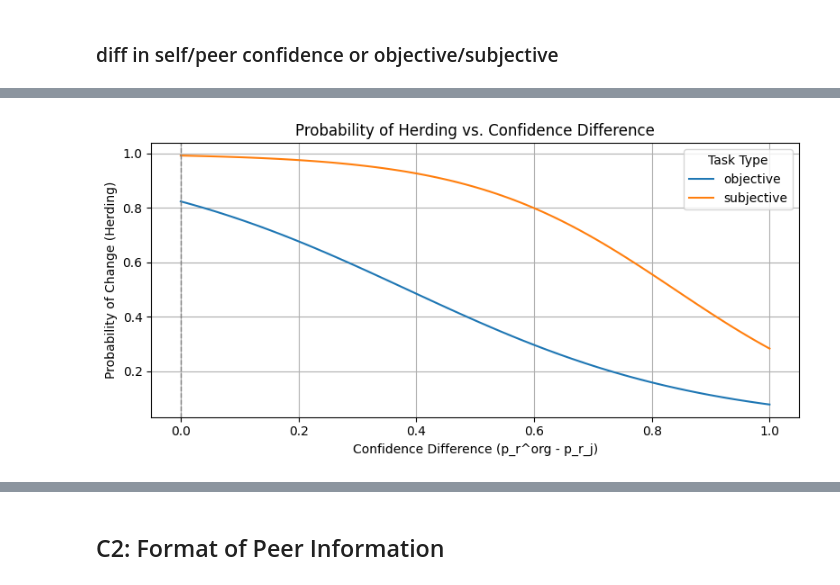
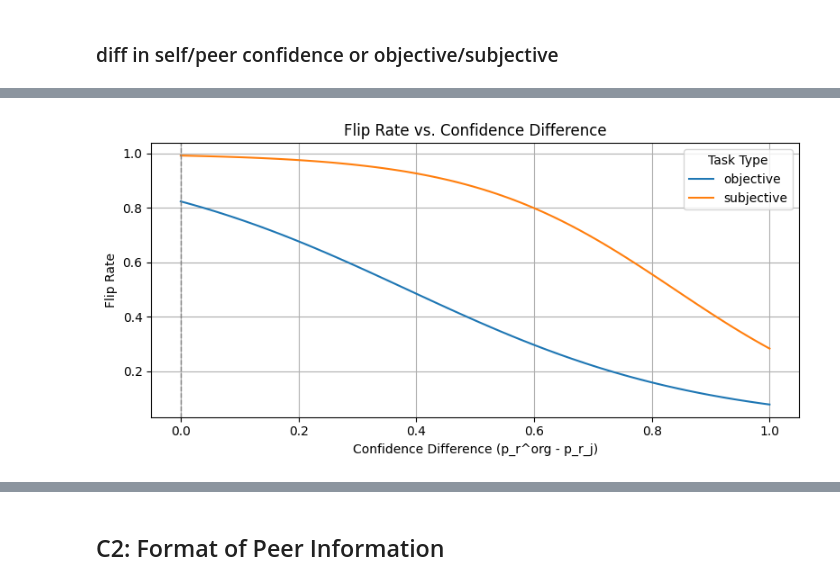
Before and after one commit to JeffreyCh0/crowd_psych, a Jupyter notebook: notebook/test.ipynb, the cells around one changed output, grey strips where cells are left out. Cells and saved outputs as stored; diff of their text form; code cells hidden in the pictures.

```diff
--- a/notebook/test.ipynb
+++ b/notebook/test.ipynb
@@ -1003,10 +988,10 @@ for disagree_type in disagree_types:
     row = [disagree_type]
     for benchmark in benchmarks + ["Average"]:
         if disagree_type == 'org':
-            consistency = np.mean([r['r^org'] == r['answer'] for r in dict_results[benchmark][disagree_type]])
+            accuracy = np.mean([r['r^org'] == r['answer'] for r in dict_results[benchmark][disagree_type]])
         else:
-            consistency = np.mean([r['r'] == r['answer'] for r in dict_results[benchmark][disagree_type]])
-        row.append(round(consistency, 2))
+            accuracy = np.mean([r['r'] == r['answer'] for r in dict_results[benchmark][disagree_type]])
+        row.append(round(accuracy, 2))
     table1.loc[len(table1)] = row
 
 # Apply significance marking
@@ -1020,7 +1005,7 @@ for col in columns_to_check:
     second_min_method = values[values == second_min].index[0]
     second_min_method = disagree_types[second_min_method]
 
-    # Get per-sample consistency lists
+    # Get per-sample accuracy lists
     vals_2nd = [r['r'] == r['answer'] for r in dict_results[col]['2nd']]
     vals_comp = [r['r'] == r['answer'] for r in dict_results[col][second_min_method]]
 
@@ -1058,8 +1043,8 @@ for benchmark in benchmarks:
 for education_degree in ['graduate degree', 'college degree', 'high school diploma']:
     row = [education_degree]
     for benchmark in benchmarks + ["Average"]:
-        consistency = np.mean([r['r'] == r['answer'] for r in edu_results[benchmark][education_degree]])
-        row.append(round(consistency, 2))
+        accuracy = np.mean([r['r'] == r['answer'] for r in edu_results[benchmark][education_degree]])
+        row.append(round(accuracy, 2))
     table_edu.loc[len(table_edu)] = row
 
 
@@ -1074,7 +1059,7 @@ for col in columns_to_check:
     second_min_method = values[values == second_min].index[0]
     second_min_method = edu_types[second_min_method]
 
-    # Get per-sample consistency lists
+    # Get per-sample accuracy lists
     vals_2nd = [r['r'] == r['answer'] for r in edu_results[col]['graduate degree']]
     vals_comp = [r['r'] == r['answer'] for r in edu_results[col][second_min_method]]
 
@@ -1109,8 +1094,8 @@ for benchmark in benchmarks:
 for domain in list_domain:
     row = [domain]
     for benchmark in ["MMLU-Pro", "GPQA-Diamond", "Average"]:
-        consistency = np.mean([r['r'] == r['answer'] for r in domain_results[benchmark][domain]])
-        row.append(round(consistency, 2))
+        accuracy = np.mean([r['r'] == r['answer'] for r in domain_results[benchmark][domain]])
+        row.append(round(accuracy, 2))
     table_domain.loc[len(table_domain)] = row
 
 
@@ -1125,7 +1110,7 @@ for col in columns_to_check:
     second_min_method = values[values == second_min].index[0]
     second_min_method = list_domain[second_min_method]
 
-    # Get per-sample consistency lists
+    # Get per-sample accuracy lists
     vals_2nd = [r['r'] == r['answer'] for r in domain_results[col]['in_domain']]
     vals_comp = [r['r'] == r['answer'] for r in domain_results[col][second_min_method]]
 
@@ -1159,8 +1144,8 @@ for benchmark in benchmarks:
 for domain in list_domain:
     row = [domain]
     for benchmark in benchmarks+["Average"]:
-        consistency = np.mean([r['r'] == r['answer'] for r in domain_results[benchmark][domain]])
-        row.append(round(consistency, 2))
+        accuracy = np.mean([r['r'] == r['answer'] for r in domain_results[benchmark][domain]])
+        row.append(round(accuracy, 2))
     table_domain.loc[len(table_domain)] = row
 
 
@@ -1175,7 +1160,7 @@ for col in columns_to_check:
     second_min_method = values[values == second_min].index[0]
     second_min_method = list_domain[second_min_method]
 
-    # Get per-sample consistency lists
+    # Get per-sample accuracy lists
     vals_2nd = [r['r'] == r['answer'] for r in domain_results[col]['employer']]
     vals_comp = [r['r'] == r['answer'] for r in domain_results[col][second_min_method]]
 
@@ -1297,30 +1296,30 @@ task[T.subjective]:diff_p    -1.7649      0.139    -12.669      0.000      -2.03
 # %%
 import numpy as np
 import matplotlib.pyplot as plt
 import seaborn as sns
 
 # Prepare prediction range
 diff_p_range = np.linspace(df_all["diff_p"].min(), df_all["diff_p"].max(), 100)
 
 # Create a dataframe for predictions
 predict_df = pd.DataFrame({
     "diff_p": np.tile(diff_p_range, 2),
     "task": np.repeat(["objective", "subjective"], len(diff_p_range))
 })
 
 # Predict probabilities
 predict_df["change_prob"] = model.predict(predict_df)
 
 # Plot
 plt.figure(figsize=(8, 4))
 sns.lineplot(data=predict_df, x="diff_p", y="change_prob", hue="task")
-plt.title("Probability of Herding vs. Confidence Difference")
+plt.title("Flip Rate vs. Confidence Difference")
 plt.xlabel("Confidence Difference (p_r^org - p_r_j)")
-plt.ylabel("Probability of Change (Herding)")
+plt.ylabel("Flip Rate")
 plt.axvline(0, color='gray', linestyle='--', linewidth=1)
 plt.legend(title="Task Type")
 plt.grid(True)
 plt.tight_layout()
 plt.show()
 # %% [output]
-[figure, old version]
+[figure, new version]
```
Also changed, not shown: parts of 25 cells of this notebook, 2 other files.
